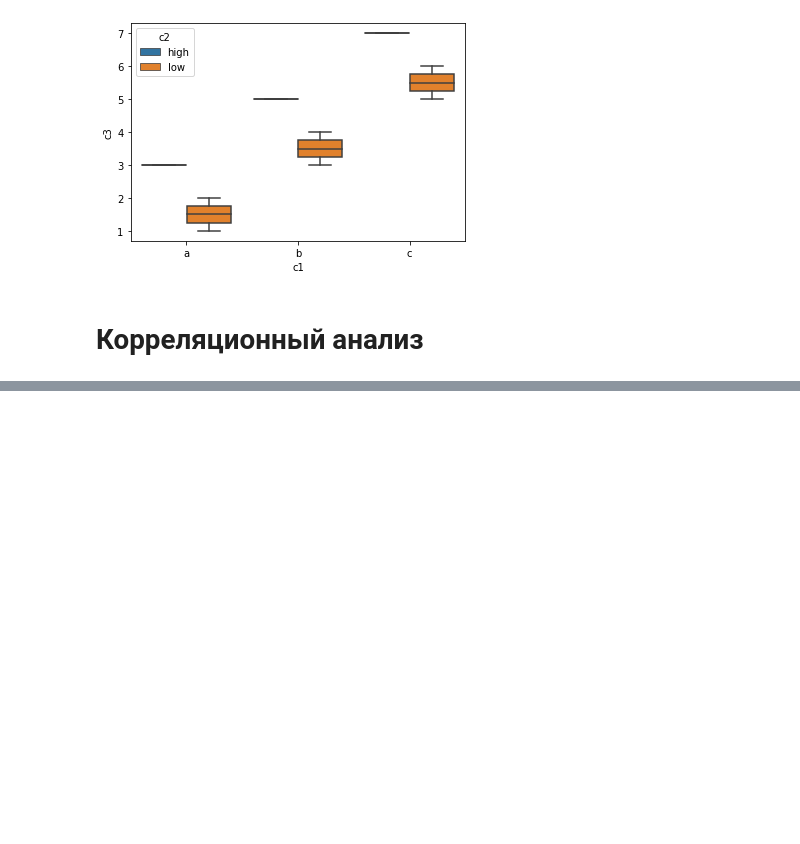
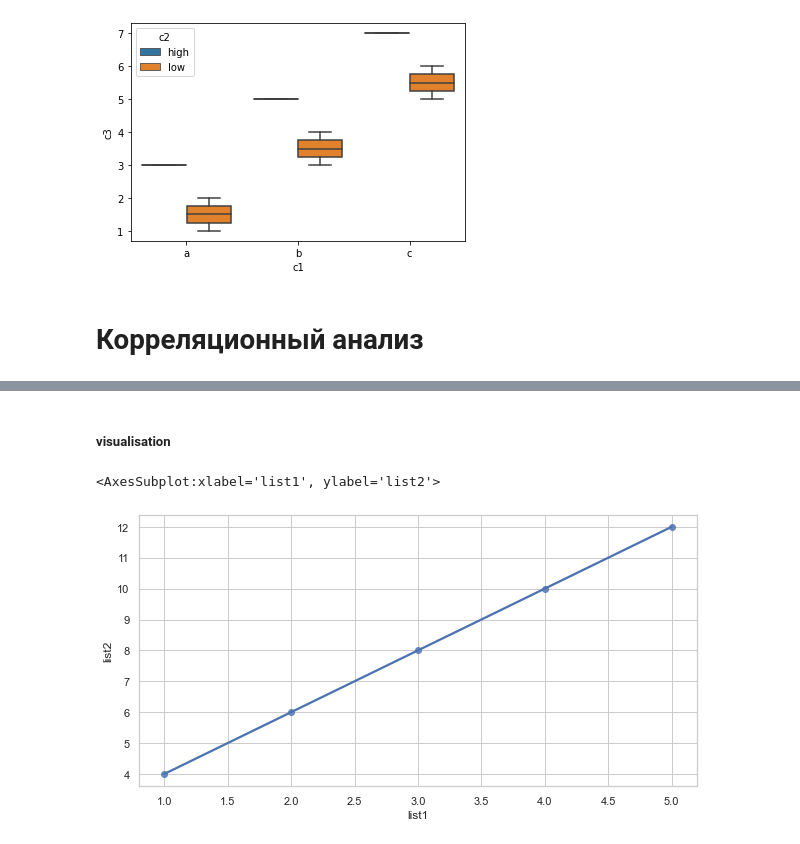
Before and after one commit to AleksTaube/Methods_of_statistical_analysis_on_Python, a Jupyter notebook: statistics_analysis_algorithm.ipynb, the cells around one changed output, grey strips where cells are left out. Drawn from its saved outputs; the diff is of its cells as text; code cells hidden in the pictures; blank space fills up the shorter version.

```diff
--- a/statistics_analysis_algorithm.ipynb
+++ b/statistics_analysis_algorithm.ipynb
@@ -643,0 +721,9 @@ LinregressResult(slope=-1.0, intercept=6.0, rvalue=-1.0, pvalue=1.20042175487614
+# %%
+import statsmodels.formula.api as smf
+import pandas as pd
+
+data = {'list1':[1, 2, 3, 4, 5],'list2':[4, 6, 8, 10, 12]}
+df = pd.DataFrame(data, columns = ['list1','list2'])
+
+results = smf.ols('list2 ~ list1', data).fit()
+print(results.summary())
@@ -643,0 +752,13 @@ LinregressResult(slope=-1.0, intercept=6.0, rvalue=-1.0, pvalue=1.20042175487614
+# %% [markdown]
+##### visualisation
+# %%
+import seaborn as sns
+
+sns.set(style='whitegrid', rc={'figure.figsize' : (10,5)})
+sns.regplot(x = 'list1', y = 'list2', data = df)
+# plt.title('')
+# plt.xlabel('')
+# plt.ylabel('')
+# %% [output]
+<AxesSubplot:xlabel='list1', ylabel='list2'>
+[figure, added]
```
Also changed, not shown: parts of 21 cells of this notebook.
